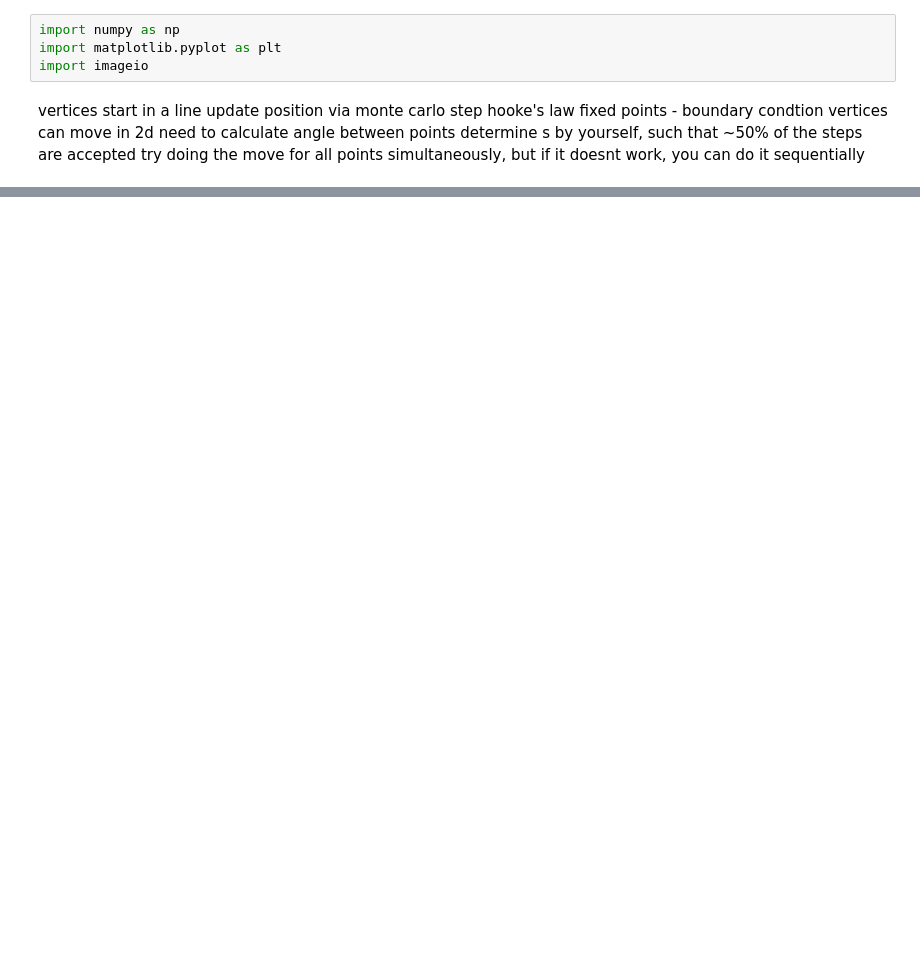
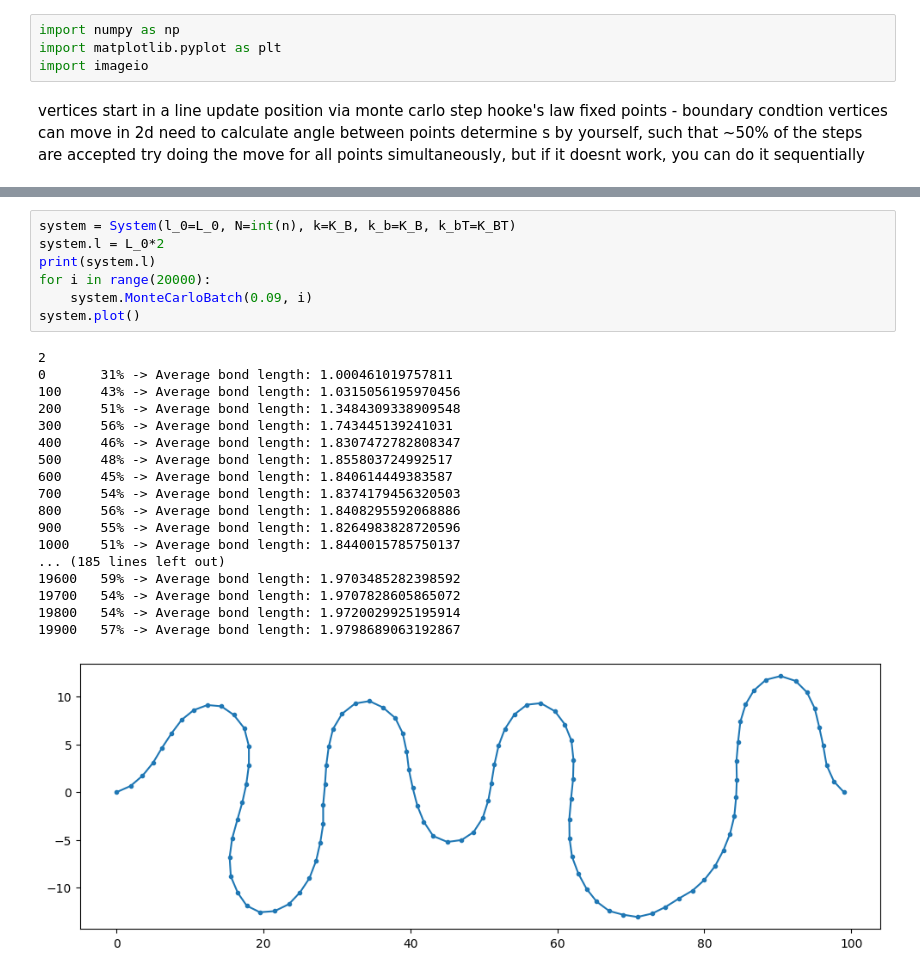
Before and after one commit to craftiggn/UW_ComputerModeling, a Jupyter notebook: 04_membranes.ipynb, the cells around one changed output, grey strips where cells are left out. Cells and saved outputs as stored; diff of their text form; blank space fills up the shorter version.

```diff
--- a/04_membranes.ipynb
+++ b/04_membranes.ipynb
@@ -13,0 +268,26 @@ try doing the move for all points simultaneously, but if it doesnt work, you can
+# %%
+system = System(l_0=L_0, N=int(n), k=K_B, k_b=K_B, k_bT=K_BT)
+system.l = L_0*2
+print(system.l)
+for i in range(20000):
+    system.MonteCarloBatch(0.09, i)
+system.plot()
+# %% [output]
+2
+0       31% -> Average bond length: 1.000461019757811
+100     43% -> Average bond length: 1.0315056195970456
+200     51% -> Average bond length: 1.3484309338909548
+300     56% -> Average bond length: 1.743445139241031
+400     46% -> Average bond length: 1.8307472782808347
+500     48% -> Average bond length: 1.855803724992517
+600     45% -> Average bond length: 1.840614449383587
+700     54% -> Average bond length: 1.8374179456320503
+800     56% -> Average bond length: 1.8408295592068886
+900     55% -> Average bond length: 1.8264983828720596
+1000    51% -> Average bond length: 1.8440015785750137
+... (185 lines left out)
+19600   59% -> Average bond length: 1.9703485282398592
+19700   54% -> Average bond length: 1.9707828605865072
+19800   54% -> Average bond length: 1.9720029925195914
+19900   57% -> Average bond length: 1.9798689063192867
+[figure, added]
```
Also changed, not shown: parts of 9 cells of this notebook, 4 other files.
